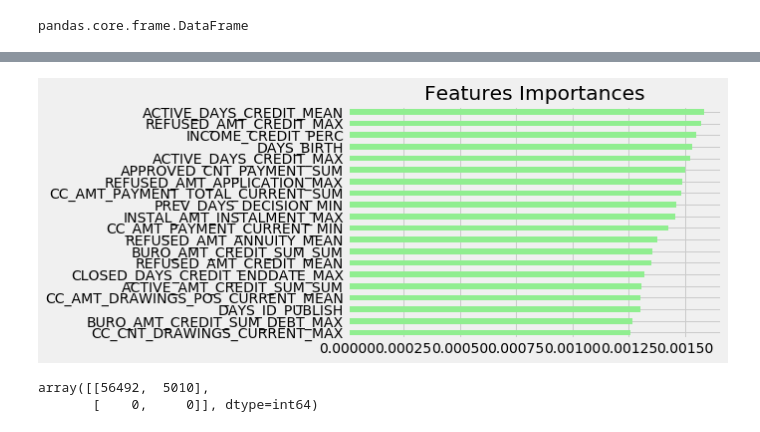
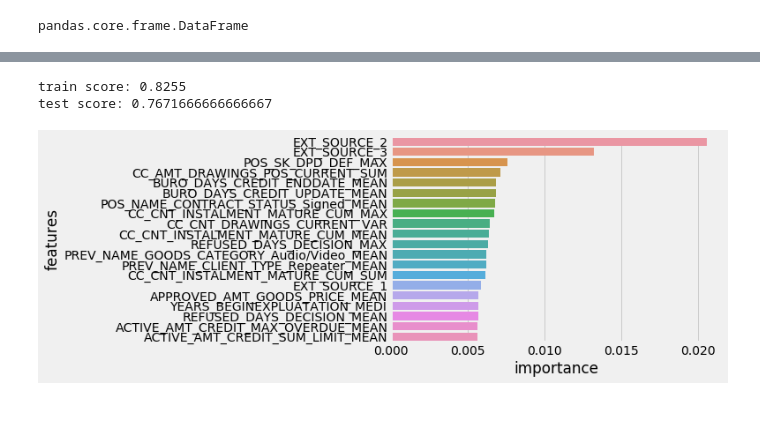
Before and after one commit to Axibord/scoring, a Jupyter notebook: model.ipynb, the cells around one changed output, grey strips where cells are left out. Drawn from its saved outputs; the diff is of its cells as text; code cells hidden in the pictures.

```diff
--- a/model.ipynb
+++ b/model.ipynb
@@ -86,24 +142,25 @@ data_cut['INCOME_PER_PERSON'].hist()
 # %%
-from sklearn.ensemble import RandomForestClassifier
-
-rfc = RandomForestClassifier(max_depth=6,n_estimators=50,n_jobs=-1)
-
-X = data_cut.drop(['TARGET','SK_ID_CURR'], axis=1).copy()
+# # Prepare data to run rhe model
+X = data_cut.drop(['TARGET','SK_ID_CURR'],axis=1).copy()
 y = data_cut['TARGET'].copy()
 
 
-X_train, X_test, y_train, y_test = train_test_split(X, y, test_size=0.2, random_state=7)
 
-# convert NaN to 0 and inifite to maximum finite number
+startify_param = data_cut['TARGET']
+#split data into train,test (80,20)
+X_train, X_test, y_train, y_test = train_test_split(X, y, test_size=0.2, stratify=startify_param)
 
 # Standardization
-scaler = StandardScaler()
+# scaler = StandardScaler()
 
-X_train_scaled = scaler.fit_transform(X_train)
-X_test_scaled = scaler.transform(X_test)
+# X_train_scaled = scaler.fit_transform(X_train)
+# X_test_scaled = scaler.transform(X_test)
 
+xgbr.fit(X_train, y_train, eval_set=[(X_test, y_test)], eval_metric='auc', early_stopping_rounds=5)
 
-rfc.fit(X_train_scaled, y_train)
-print("train score:", rfc.score(X_train_scaled, y_train))
-print("test score:", rfc.score(X_test_scaled, y_test))
+#random_search.fit(X_train_scaled,y_train)
+# y_pred_test = random_search.predict(X_test_scaled)
+# y_pred_train = random_search.predict(X_train_scaled)
+
+# best_model = random_search.best_estimator_
 # %% [output]
@@ -120,11 +194,13 @@ test score: 0.9185392344964391
-# %%
-important_features = print_importance_features(rfc, X_train.columns)
-# %% [output]
-[figure, removed]
-# %%
-from sklearn.metrics import confusion_matrix
-y_pred = rfc.predict(X_test_scaled)
-confusion_matrix(y_pred, y_test)
-# %% [output]
-array([[56492,  5010],
-       [    0,     0]], dtype=int64)
+# %%
+from sklearn.metrics import accuracy_score
+from sklearn.metrics import r2_score
+
+y_pred_train = xgbr.predict(X_train)
+y_pred_test = xgbr.predict(X_test)
+print("train score:", accuracy_score(y_train,y_pred_train))
+print("test score:", accuracy_score(y_test,y_pred_test))
+important_features = print_importance_features(xgbr, X_train.columns,num_features=20 )
+# %% [output]
+train score: 0.8255
+test score: 0.7671666666666667
+[figure, added]
```
Also changed, not shown: parts of 14 cells of this notebook, 10 other files.
